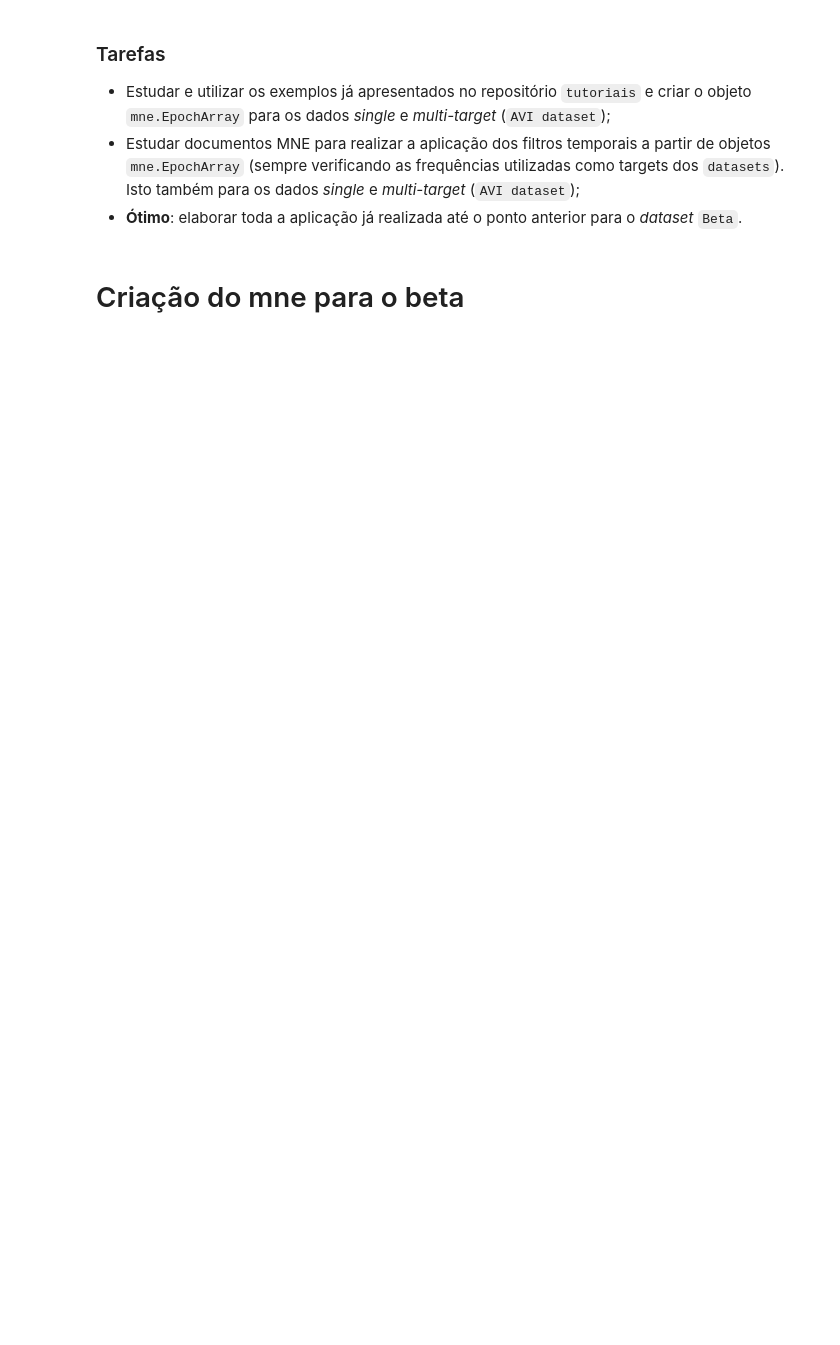
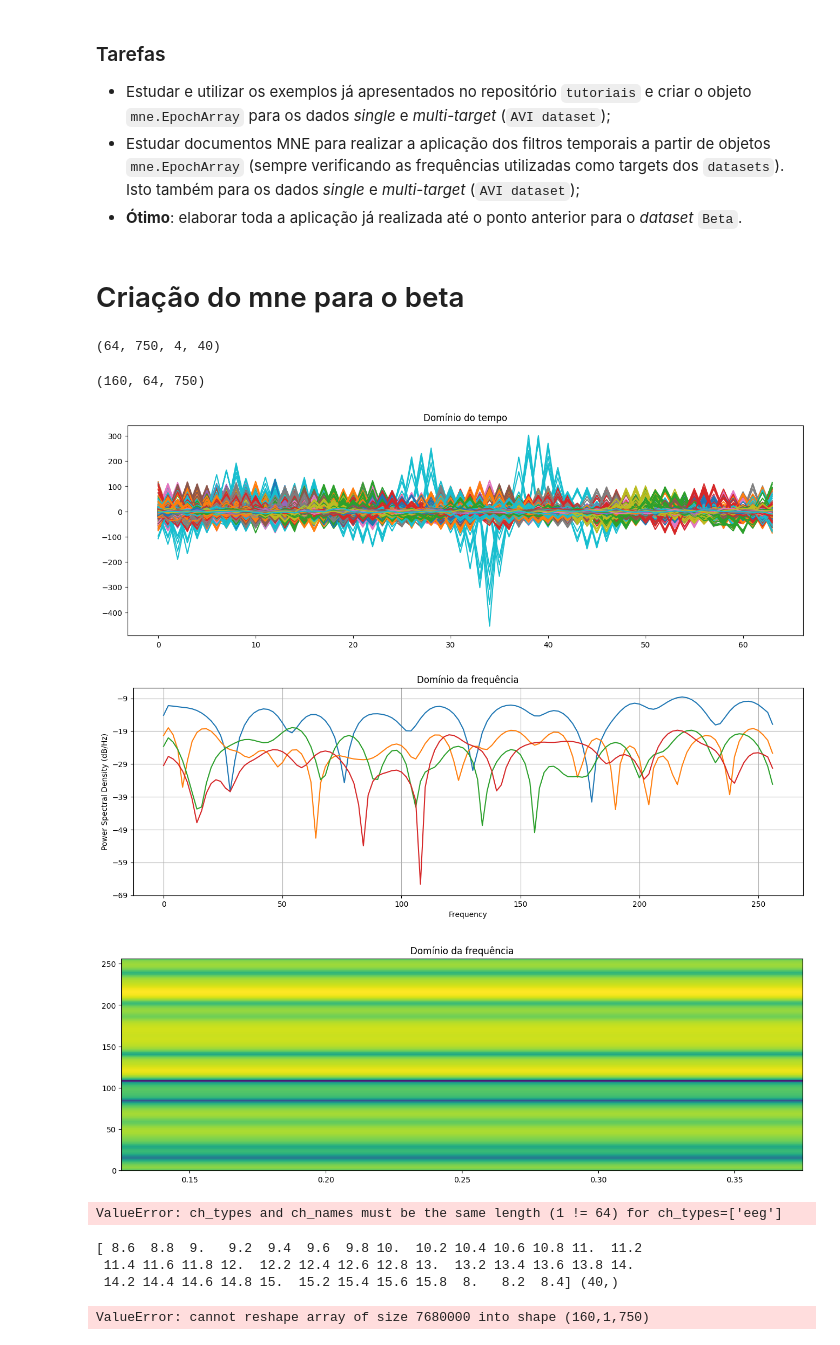
Before and after one commit to GregullyWillian/SSVEP, a Jupyter notebook: SSVEP/src/preprocessing.ipynb, the cells around one changed output. Drawn from its saved outputs; the diff is of its cells as text; code cells hidden in the pictures; blank space fills up the shorter version.

```diff
--- a/SSVEP/src/preprocessing.ipynb
+++ b/SSVEP/src/preprocessing.ipynb
@@ -344,3 +276,67 @@ def print_graphs(data):
         plt.specgram(data[i,:], Fs=512)
     plt.title('Domínio da frequência')
     plt.show()
+# %%
+data = np.load("../dataset/beta/data_unificada.npy")
+print(data.shape)
+# (64, 750, 160)
+# Transpondo dados para organizar os dados na última dimensão
+#data = data.swapaxes(2, 1)
+data = data.reshape(data.shape[2] * data.shape[3], data.shape[0], data.shape[1])
+data.shape
+# %% [output]
+(64, 750, 4, 40)
+(160, 64, 750)
+# %%
+rcParams['figure.figsize'] = [16., 5.]
+print_graphs(data)
+# %% [output]
+[figure, added]
+[figure, added]
+[figure, added]
+# %%
+# criação de um objeto "info"
+n_channels = 64
+sfreq = 250
+#Esses são os canais que devo usar
+#ch_names = ['Pz', 'PO3', 'PO5', 'PO4', 'PO6', 'POz', 'O1', 'Oz', 'O2']
+ch_names = []
+ch_types = ['eeg']
+info = mne.create_info(ch_names, sfreq=sfreq, ch_types=ch_types)
+info
+# %% [output]
+ValueError: ch_types and ch_names must be the same length (1 != 64) for ch_types=['eeg']
+# %%
+from sklearn.preprocessing import LabelEncoder
+
+labels = np.load("../dataset/beta/label_unificada.npy")
+#labels = labels.swapaxes(1, 0)
+labels = labels.reshape(labels.shape[0] * labels.shape[1])
+print(labels, labels.shape)
+np.save("../dataset/sc/DataSet_A_2/multi/labels_formated.npy", labels)
+# %% [output]
+[ 8.6  8.8  9.   9.2  9.4  9.6  9.8 10.  10.2 10.4 10.6 10.8 11.  11.2
+ 11.4 11.6 11.8 12.  12.2 12.4 12.6 12.8 13.  13.2 13.4 13.6 13.8 14.
+ 14.2 14.4 14.6 14.8 15.  15.2 15.4 15.6 15.8  8.   8.2  8.4] (40,)
+# %%
+data_correct = data.reshape(data.shape[0], 1, data.shape[2])
+print(data_correct.shape)
+
+# método para transformar labels categóricos
+le = LabelEncoder()
+events = np.column_stack((
+    np.array(range(len(labels))),
+    np.zeros(40, dtype=int),
+    le.fit_transform(labels))
+)
+event_dict = {'8':0, '8.2':1, '8.4':2, '8.6':3, '8.8':4, '9':5,
+              '9.2':6, '9.4':7, '9.6':8, '9.8':9, '10':10, '10.2':11,
+              '10.4':12, '10.6':13, '10.8':14, '11':15, '11.2':16, '11.4':17,
+              '11.6':18, '11.8':19, '12':20, '12.2':21, '12.4':22, '12.6':23,
+              '12.8':24, '13':25, '13.2':26, '13.4':27, '13.6':28, '13.8':29,
+              '14':30, '14.2':31, '14.4':32, '14.6':33, '14.8':34, '15':35,
+              '15.2':36, '15.4':37, '15.6':38, '15.8':39}
+mne_data = mne.EpochsArray(data, info, events, event_id=event_dict)
+mne_data
+# %% [output]
+ValueError: cannot reshape array of size 7680000 into shape (160,1,750)
```
Also changed, not shown: parts of 9 cells of this notebook, 7 other files.
